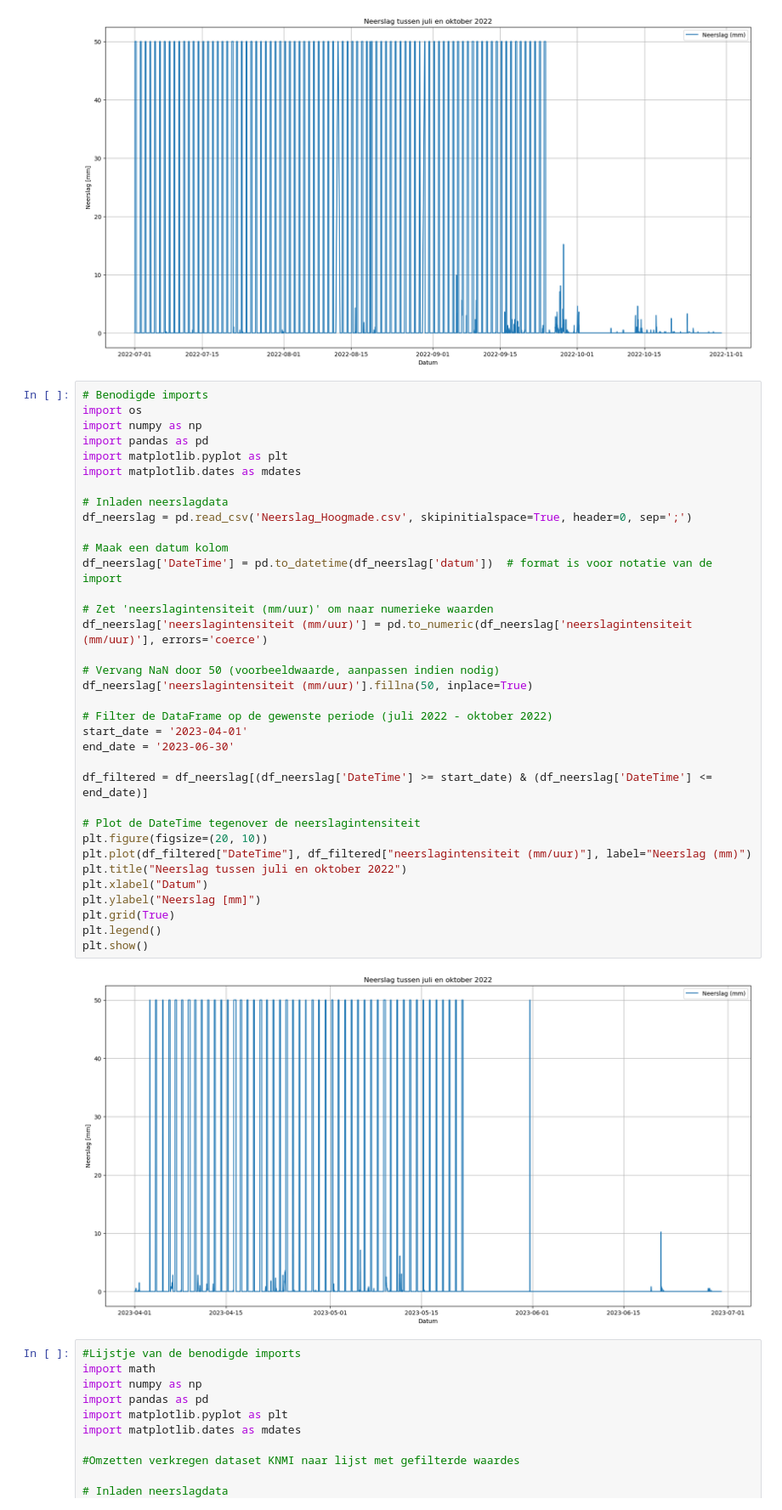
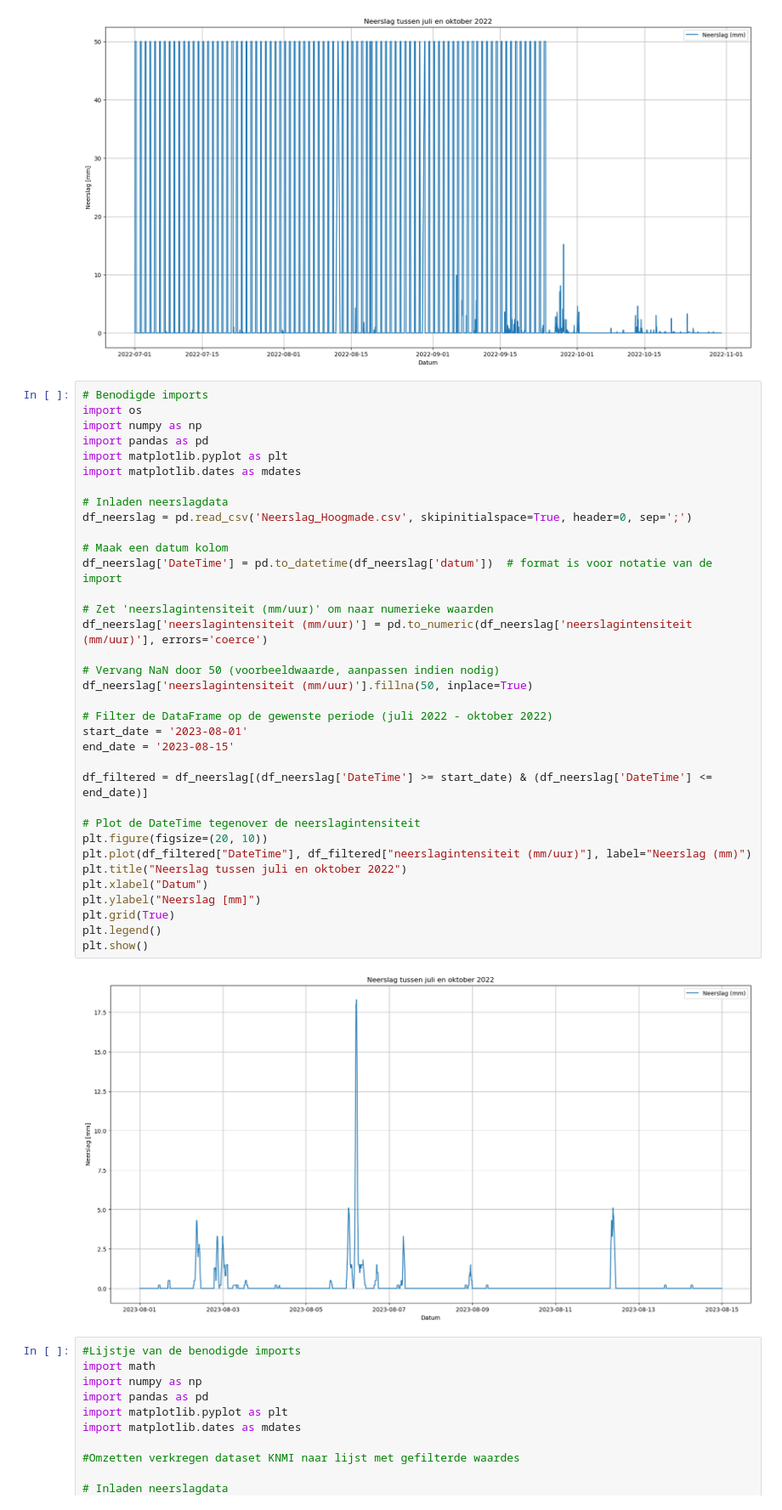
Before and after one commit to Dim277/Casus_waterbergende_weg, a Jupyter notebook: KLAD_DIM.ipynb, the cells around one changed output. Shown at 85% size. Saved outputs shown, nothing was run; the diff lists cells and outputs as text.

```diff
--- a/KLAD_DIM.ipynb
+++ b/KLAD_DIM.ipynb
@@ -115,36 +115,36 @@ import numpy as np
 import pandas as pd
 import matplotlib.pyplot as plt
 import matplotlib.dates as mdates
 
 # Inladen neerslagdata
 df_neerslag = pd.read_csv('Neerslag_Hoogmade.csv', skipinitialspace=True, header=0, sep=';')
 
 # Maak een datum kolom
 df_neerslag['DateTime'] = pd.to_datetime(df_neerslag['datum'])  # format is voor notatie van de import
 
 # Zet 'neerslagintensiteit (mm/uur)' om naar numerieke waarden
 df_neerslag['neerslagintensiteit (mm/uur)'] = pd.to_numeric(df_neerslag['neerslagintensiteit (mm/uur)'], errors='coerce')
 
 # Vervang NaN door 50 (voorbeeldwaarde, aanpassen indien nodig)
 df_neerslag['neerslagintensiteit (mm/uur)'].fillna(50, inplace=True)
 
 # Filter de DataFrame op de gewenste periode (juli 2022 - oktober 2022)
-start_date = '2023-04-01'
-end_date = '2023-06-30'
+start_date = '2023-08-01'
+end_date = '2023-08-15'
 
 df_filtered = df_neerslag[(df_neerslag['DateTime'] >= start_date) & (df_neerslag['DateTime'] <= end_date)]
 
 # Plot de DateTime tegenover de neerslagintensiteit
 plt.figure(figsize=(20, 10))
 plt.plot(df_filtered["DateTime"], df_filtered["neerslagintensiteit (mm/uur)"], label="Neerslag (mm)")
 plt.title("Neerslag tussen juli en oktober 2022")
 plt.xlabel("Datum")
 plt.ylabel("Neerslag [mm]")
 plt.grid(True)
 plt.legend()
 plt.show()
 # %% [output]
-[figure, old version]
+[figure, new version]
 # %%
 #Lijstje van de benodigde imports
 import math
```
Also changed, not shown: 2 other files.
